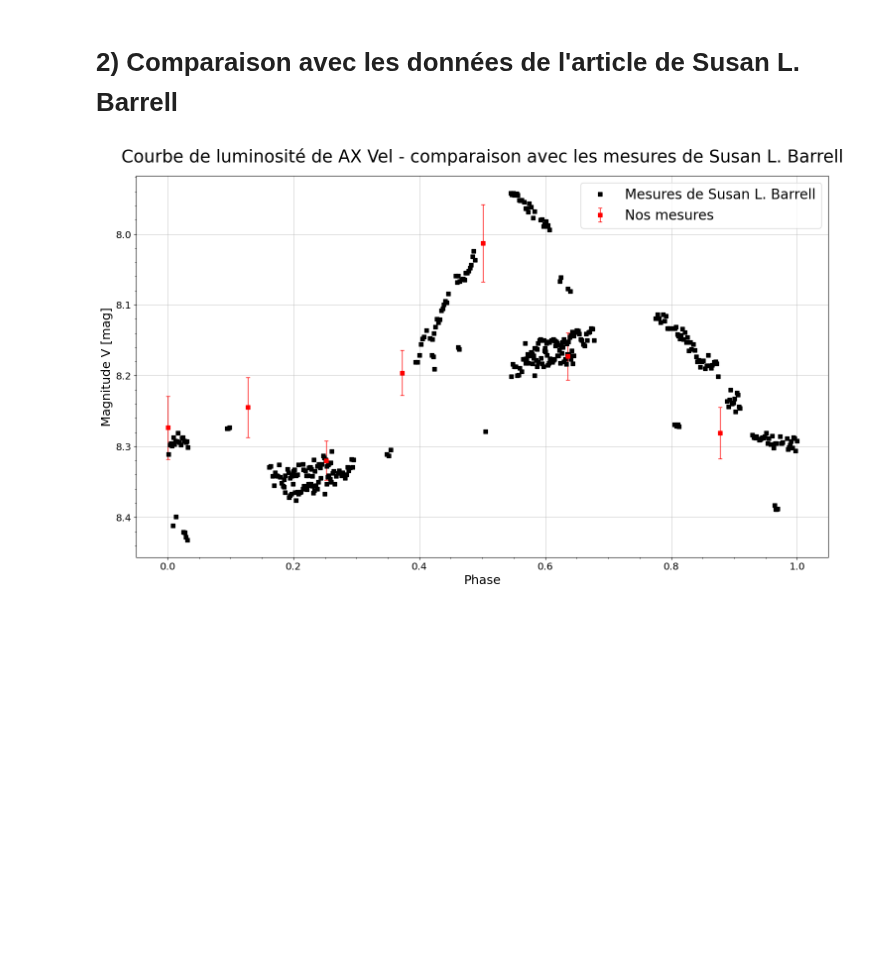
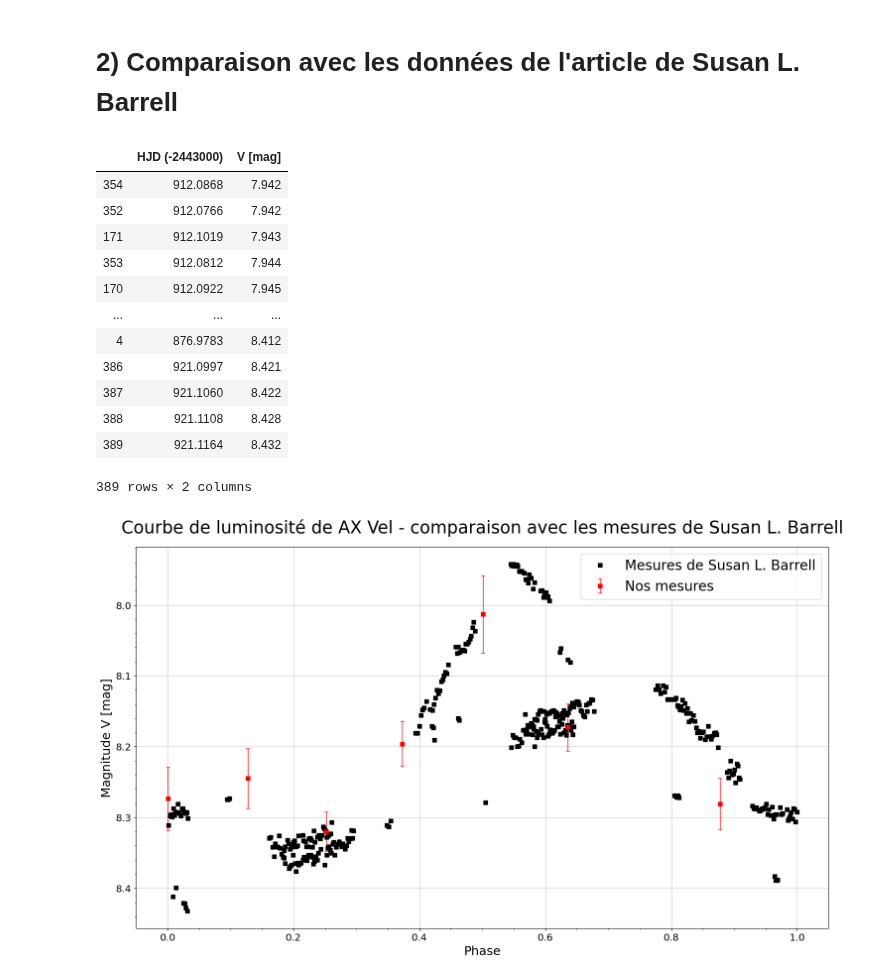
Before and after one commit to Blond-bay/analyse_data, a Jupyter notebook: AXVEL_photometry.ipynb, the cells around one changed output. Saved outputs shown, nothing was run; the diff lists cells and outputs as text; code cells hidden in the pictures; blank space fills up the shorter version.

Commit message:
travail sur le fit avec les donnees de Susan

```diff
--- a/AXVEL_photometry.ipynb
+++ b/AXVEL_photometry.ipynb
@@ -163,5 +163,21 @@ data_susan = (data_susan[data_susan['V [mag]'] < 8.6]) # valeur qui deconne en 8
 
 date_susan = data_susan['HJD (-2443000)'] + 2443000
 mag_susan = data_susan['V [mag]']
+# %%
+data_susan.sort_values(by=['V [mag]'])
+# %% [output]
+|  | HJD (-2443000) | V [mag] |
+| 354 | 912.0868 | 7.942 |
+| 352 | 912.0766 | 7.942 |
+| 171 | 912.1019 | 7.943 |
+| 353 | 912.0812 | 7.944 |
+| 170 | 912.0922 | 7.945 |
+| ... | ... | ... |
+| 4 | 876.9783 | 8.412 |
+| 386 | 921.0997 | 8.421 |
+| 387 | 921.1060 | 8.422 |
+| 388 | 921.1108 | 8.428 |
+| 389 | 921.1164 | 8.432 |
+389 rows × 2 columns
 # %%
 P_susan = 2.592891
```
Also changed, not shown: parts of 1 cell of this notebook, 4 other files.
